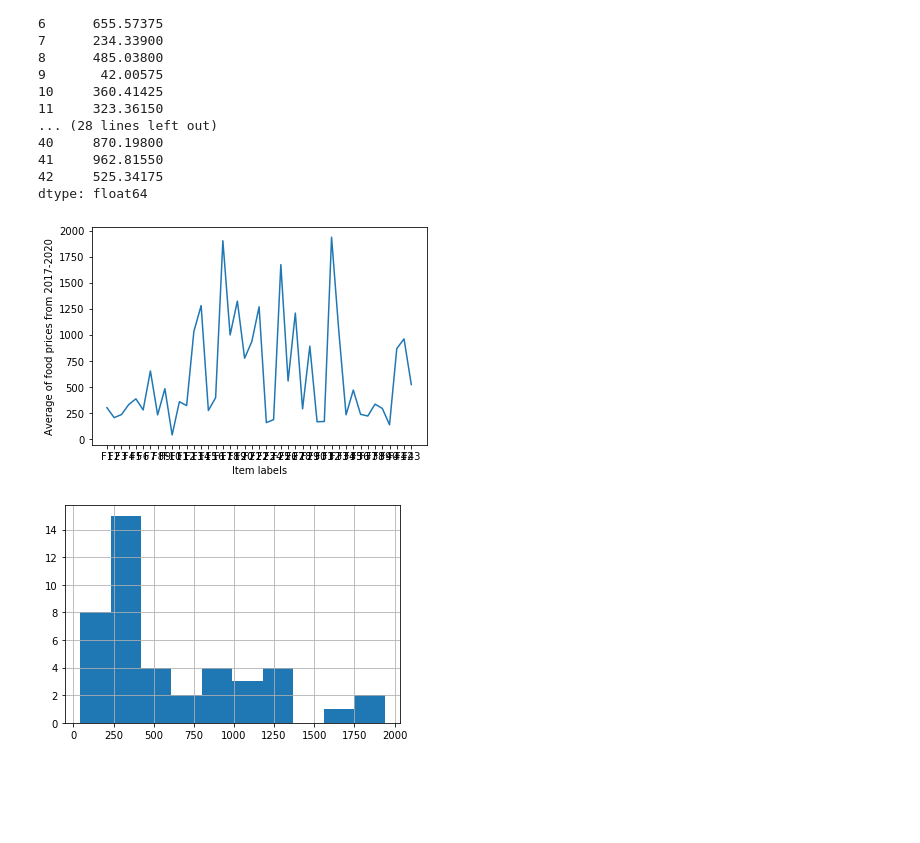
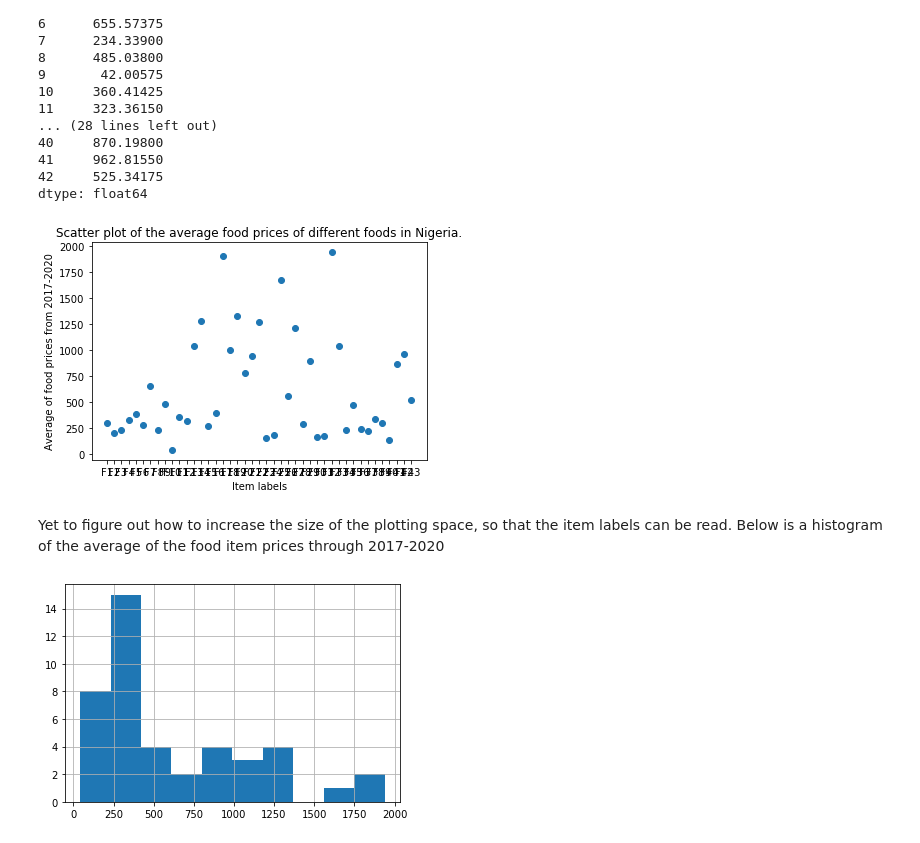
Before and after one commit to Ivynjambi/Jenga-Project, a Jupyter notebook: Analysis of selected food prices in Nigeria.ipynb, the cells around one changed output. Drawn from its saved outputs; the diff is of its cells as text; code cells hidden in the pictures; blank space fills up the shorter version.

```diff
--- a/Analysis of selected food prices in Nigeria.ipynb
+++ b/Analysis of selected food prices in Nigeria.ipynb
@@ -129,12 +168,17 @@ print(av_row)
 dtype: float64
 # %%
 #av_row.plot()
-plt.plot(prices['Item Labels'], av_row)
+#fig
+plt.scatter(prices['Item Labels'], av_row)
 plt.xlabel("Item labels")
 plt.ylabel("Average of food prices from 2017-2020")
+plt.title("Scatter plot of the average food prices of different foods in Nigeria.")
 plt.show()
 # %% [output]
-[figure, old version]
+[figure, new version]
+# %% [markdown]
+Yet to figure out how to increase the size of the plotting space, so that the item labels can be read.
+Below is a histogram of the average of the food item prices through 2017-2020
 # %%
 hist = av_row.hist()
 # %% [output]
```
Also changed, not shown: parts of 9 cells of this notebook.
